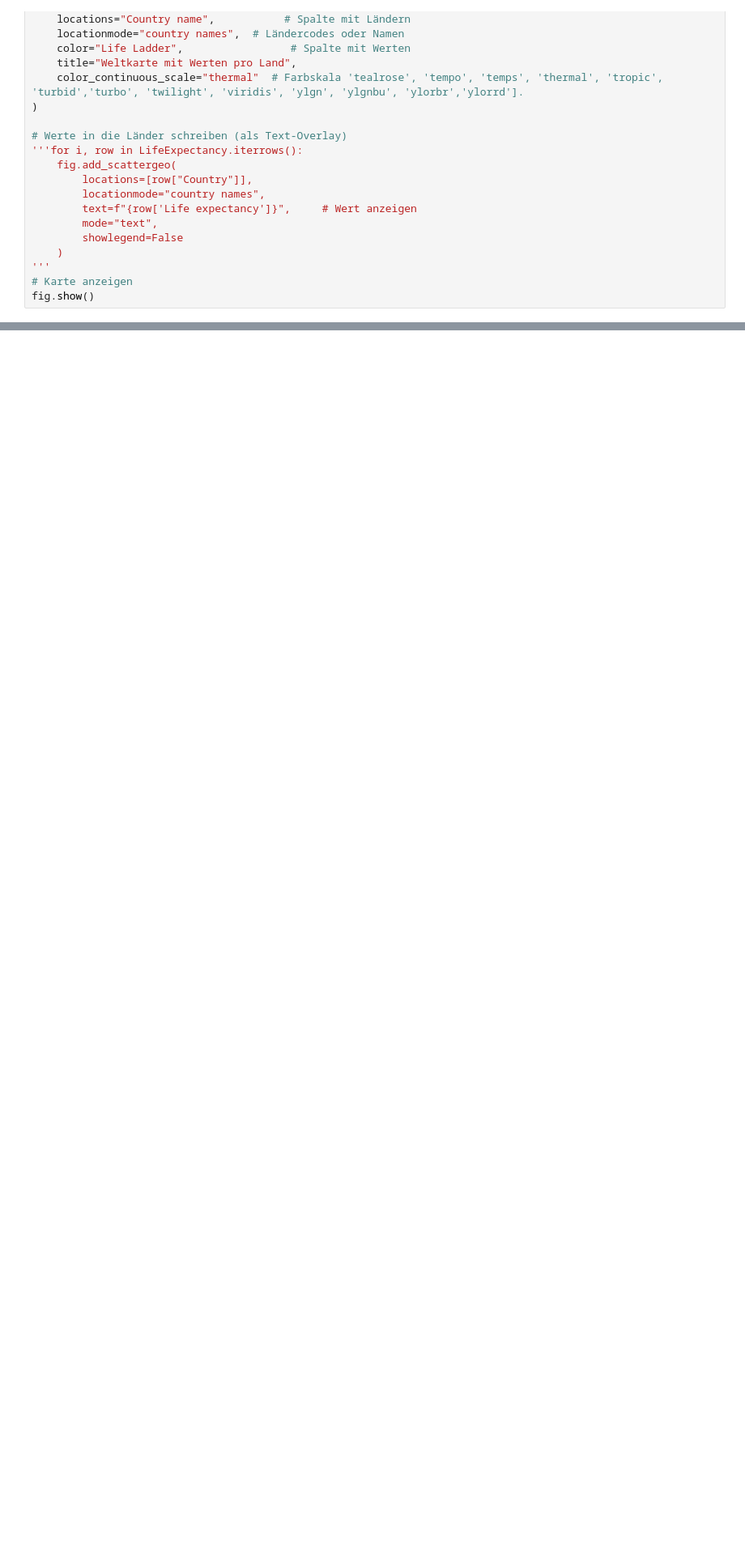
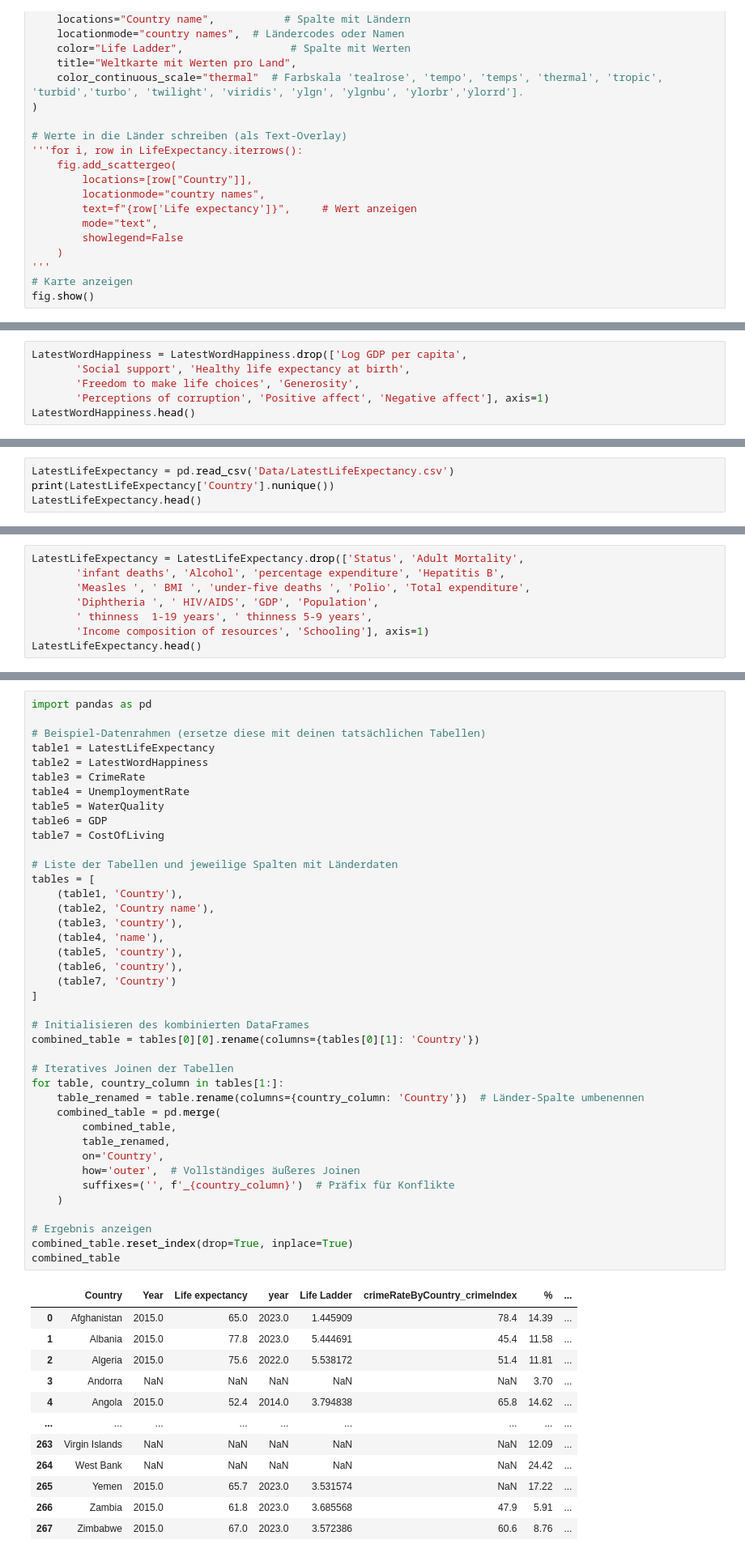
Before and after one commit to mats-ad/Quality-of-Life-World, a Jupyter notebook: DAP_Test.ipynb, the cells around one changed output, grey strips where cells are left out. Shown at 81% size. Saved outputs shown, nothing was run; the diff lists cells and outputs as text; blank space fills up the shorter version.

Commit message:
merged dataset

```diff
--- a/DAP_Test.ipynb
+++ b/DAP_Test.ipynb
@@ -254,0 +417,6 @@ fig.show()
+# %%
+LatestWordHappiness = LatestWordHappiness.drop(['Log GDP per capita',
+       'Social support', 'Healthy life expectancy at birth',
+       'Freedom to make life choices', 'Generosity',
+       'Perceptions of corruption', 'Positive affect', 'Negative affect'], axis=1)
+LatestWordHappiness.head()
@@ -254,0 +445,4 @@ fig.show()
+# %%
+LatestLifeExpectancy = pd.read_csv('Data/LatestLifeExpectancy.csv')
+print(LatestLifeExpectancy['Country'].nunique())
+LatestLifeExpectancy.head()
@@ -254,0 +468,8 @@ fig.show()
+# %%
+LatestLifeExpectancy = LatestLifeExpectancy.drop(['Status', 'Adult Mortality',
+       'infant deaths', 'Alcohol', 'percentage expenditure', 'Hepatitis B',
+       'Measles ', ' BMI ', 'under-five deaths ', 'Polio', 'Total expenditure',
+       'Diphtheria ', ' HIV/AIDS', 'GDP', 'Population',
+       ' thinness  1-19 years', ' thinness 5-9 years',
+       'Income composition of resources', 'Schooling'], axis=1)
+LatestLifeExpectancy.head()
@@ -254,0 +483,53 @@ fig.show()
+# %%
+import pandas as pd
+
+# Beispiel-Datenrahmen (ersetze diese mit deinen tatsächlichen Tabellen)
+table1 = LatestLifeExpectancy
+table2 = LatestWordHappiness
+table3 = CrimeRate
+table4 = UnemploymentRate
+table5 = WaterQuality
+table6 = GDP
+table7 = CostOfLiving
+
+# Liste der Tabellen und jeweilige Spalten mit Länderdaten
+tables = [
+    (table1, 'Country'),
+    (table2, 'Country name'),
+    (table3, 'country'),
+    (table4, 'name'),
+    (table5, 'country'),
+    (table6, 'country'),
+    (table7, 'Country')
+]
+
+# Initialisieren des kombinierten DataFrames
+combined_table = tables[0][0].rename(columns={tables[0][1]: 'Country'})
+
+# Iteratives Joinen der Tabellen
+for table, country_column in tables[1:]:
+    table_renamed = table.rename(columns={country_column: 'Country'})  # Länder-Spalte umbenennen
+    combined_table = pd.merge(
+        combined_table,
+        table_renamed,
+        on='Country',
+        how='outer',  # Vollständiges äußeres Joinen
+        suffixes=('', f'_{country_column}')  # Präfix für Konflikte
+    )
+
+# Ergebnis anzeigen
+combined_table.reset_index(drop=True, inplace=True)
+combined_table
+# %% [output]
+|  | Country | Year | Life expectancy | year | Life Ladder | crimeRateByCountry_crimeIndex | % | ... |
+| 0 | Afghanistan | 2015.0 | 65.0 | 2023.0 | 1.445909 | 78.4 | 14.39 | ... |
+| 1 | Albania | 2015.0 | 77.8 | 2023.0 | 5.444691 | 45.4 | 11.58 | ... |
+| 2 | Algeria | 2015.0 | 75.6 | 2022.0 | 5.538172 | 51.4 | 11.81 | ... |
+| 3 | Andorra | NaN | NaN | NaN | NaN | NaN | 3.70 | ... |
+| 4 | Angola | 2015.0 | 52.4 | 2014.0 | 3.794838 | 65.8 | 14.62 | ... |
+| ... | ... | ... | ... | ... | ... | ... | ... | ... |
+| 263 | Virgin Islands | NaN | NaN | NaN | NaN | NaN | 12.09 | ... |
+| 264 | West Bank | NaN | NaN | NaN | NaN | NaN | 24.42 | ... |
+| 265 | Yemen | 2015.0 | 65.7 | 2023.0 | 3.531574 | NaN | 17.22 | ... |
+| 266 | Zambia | 2015.0 | 61.8 | 2023.0 | 3.685568 | 47.9 | 5.91 | ... |
+| 267 | Zimbabwe | 2015.0 | 67.0 | 2023.0 | 3.572386 | 60.6 | 8.76 | ... |
```
Also changed, not shown: parts of 28 cells of this notebook.
